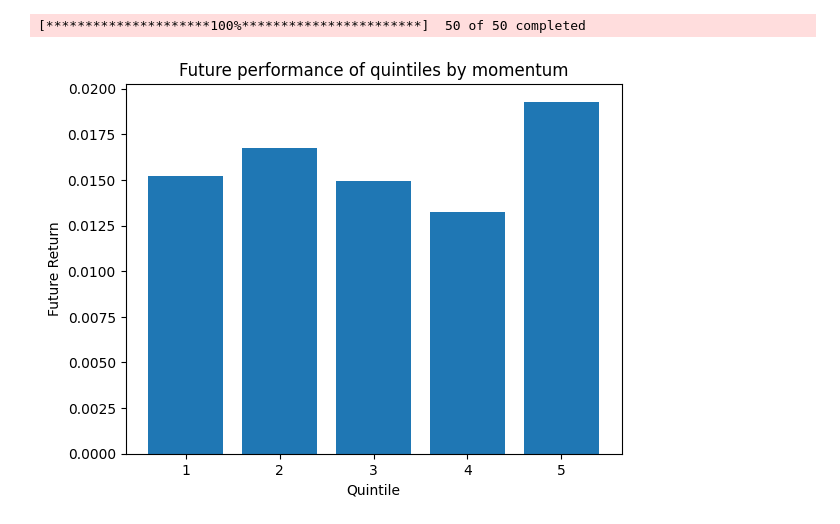
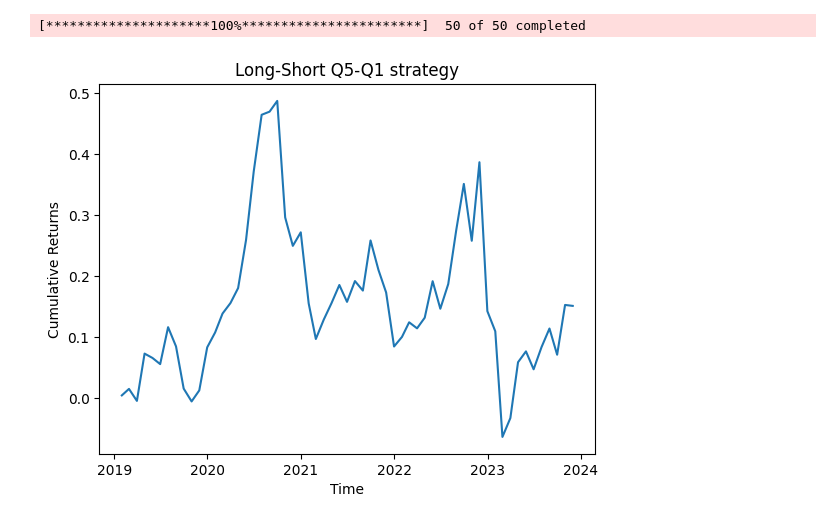
Before and after one commit to MartinValachy/momentum-factor-project, a Jupyter notebook: momentum_analysis.ipynb, the cells around one changed output. Cells and saved outputs as stored; diff of their text form; code cells hidden in the pictures.

Commit message:
Add long-short cumulative return line chart

```diff
--- a/momentum_analysis.ipynb
+++ b/momentum_analysis.ipynb
@@ -15,36 +15,54 @@ stocks = [
     "AVGO", "COST", "MCD", "WMT", "BAC", "TMO", "CSCO", "ACN", "NEE", "LIN",
     "ABT", "DHR", "TXN", "CRM", "VZ", "INTC", "QCOM", "AMD", "HON", "UPS",
     "PM", "MS", "GS", "BLK", "SPGI", "AXP", "CAT", "DE", "MMM", "RTX"
 ]
 
 raw_data = yf.download(stocks, start="2018-01-01", end="2023-12-31")
 
 close_prices = raw_data["Close"]
 
 close_prices_monthly = close_prices.resample("ME").last()
 
 returns_monthly = close_prices_monthly.pct_change()
 momentum = (1 + returns_monthly).rolling(window=11).apply(np.prod, raw=True) - 1
 momentum = momentum.shift(1)
 results = []
 valid_dates=momentum.dropna().index
 for i, date in enumerate(valid_dates):
     if i == len(valid_dates) - 1: continue
     else:
         month_momentum = momentum.loc[date]
         month_momentum_quintile= pd.qcut(month_momentum, 5,  labels=[1, 2, 3, 4, 5])
         future_returns = returns_monthly.loc[valid_dates[i+1]]
-        quintile_future_returns_table = pd.DataFrame({"quintile": month_momentum_quintile, "future_return": future_returns})
+        quintile_future_returns_table = pd.DataFrame({
+    "quintile": month_momentum_quintile,
+    "future_return": future_returns,
+    "date": date
+})
         results.append(quintile_future_returns_table)
 
 all_results = pd.concat(results)
 grouped_results=all_results.groupby("quintile")["future_return"].mean()
 
-plt.bar(grouped_results.index, grouped_results.values)
-plt.title("Future performance of quintiles by momentum")
-plt.xlabel("Quintile")
-plt.ylabel("Future Return")
+#plt.bar(grouped_results.index, grouped_results.values)
+#plt.title("Future performance of quintiles by momentum")
+#plt.xlabel("Quintile")
+#plt.ylabel("Future Return")
+#plt.show()
+
+Q5=all_results[all_results["quintile"] == 5]
+monthly_quintile_returns = all_results.groupby(["date", "quintile"])["future_return"].mean()
+
+q5_returns = monthly_quintile_returns.xs(5, level="quintile")
+q1_returns = monthly_quintile_returns.xs(1, level="quintile")
+long_short_returns = q5_returns - q1_returns
+
+profit = (1 + long_short_returns).cumprod() - 1
+plt.plot(profit)
+plt.title("Long-Short Q5-Q1 strategy")
+plt.xlabel("Time")
+plt.ylabel("Cumulative Returns")
 plt.show()
 # %% [output]
 [*********************100%***********************]  50 of 50 completed
-[figure, old version]
+[figure, new version]
```
